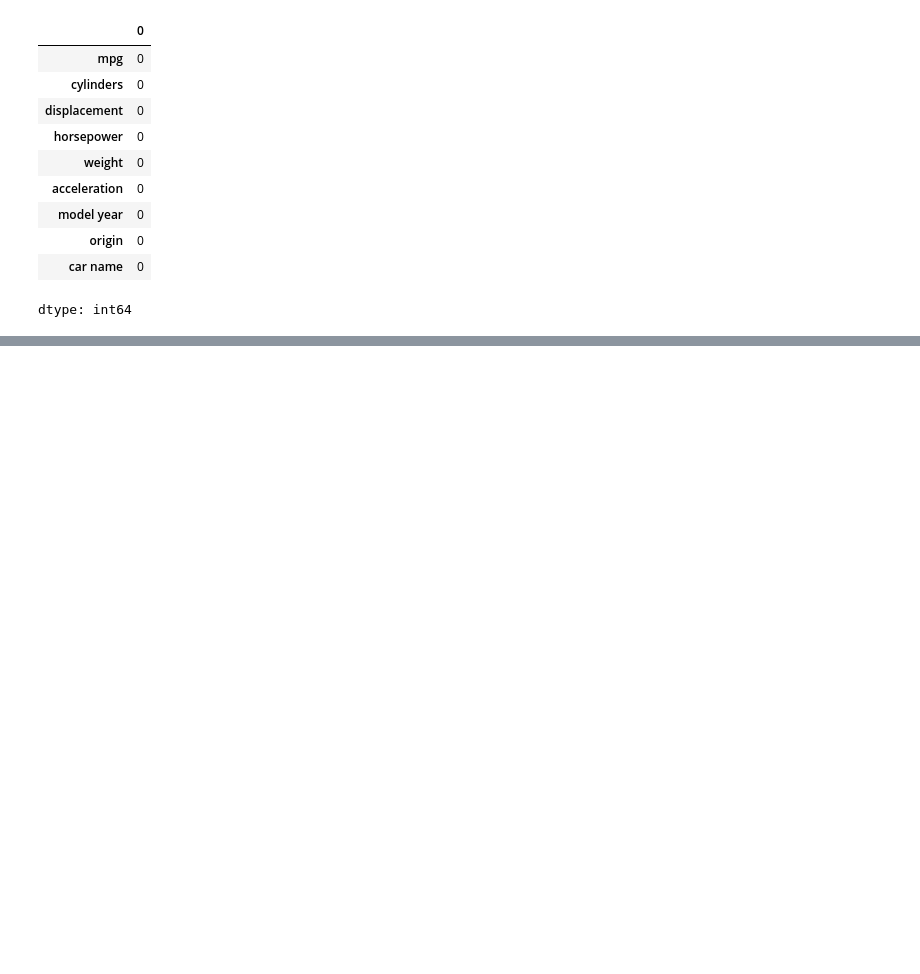
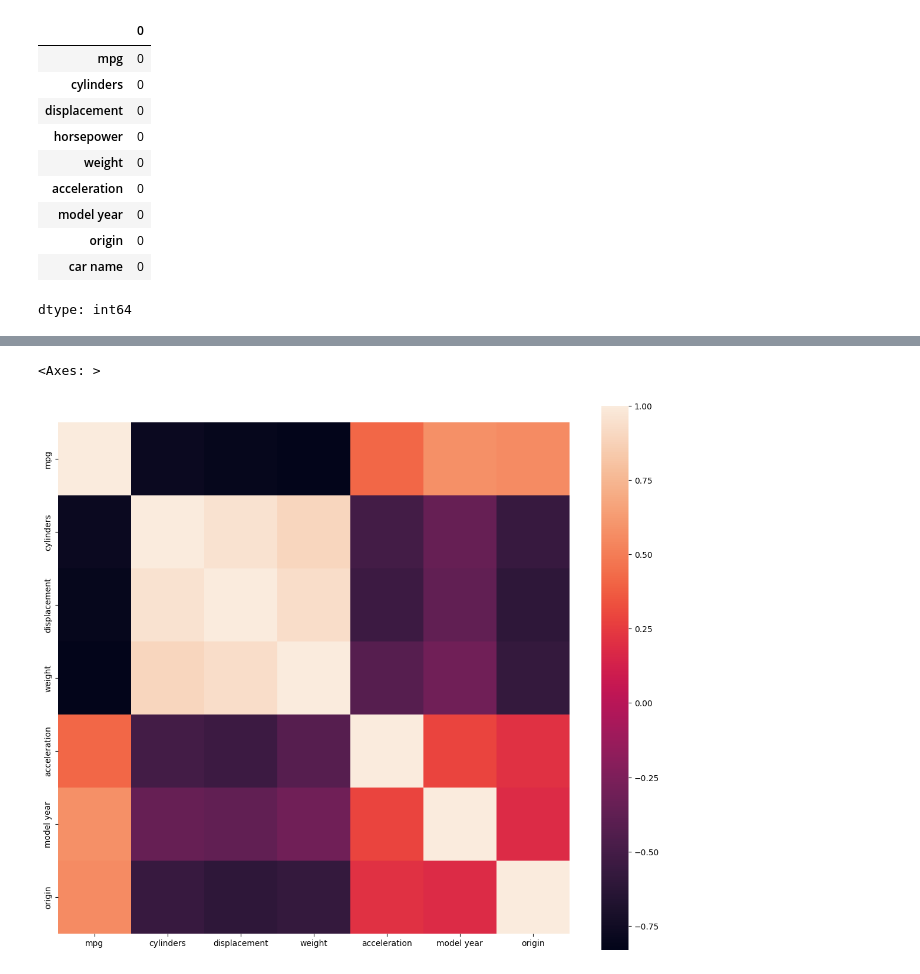
Before and after one commit to jaco-uoeo/ml-artefact, a Jupyter notebook: Unit02/auto_mpgh.ipynb, the cells around one changed output, grey strips where cells are left out. Drawn from its saved outputs; the diff is of its cells as text; code cells hidden in the pictures; blank space fills up the shorter version.

```diff
--- a/Unit02/auto_mpgh.ipynb
+++ b/Unit02/auto_mpgh.ipynb
@@ -45,0 +98,4 @@ We can see there are no missing values in the dataset.
+# %%
+# @title Correlation
+correlation = df.corr(numeric_only=True)
+correlation
@@ -45,0 +111,7 @@ We can see there are no missing values in the dataset.
+# %%
+# @title Heatmap
+f , ax = plt.subplots(figsize = (14,12))
+sns.heatmap(correlation,square = True)
+# %% [output]
+<Axes: >
+[figure, added]
```
Also changed, not shown: parts of 12 cells of this notebook.
